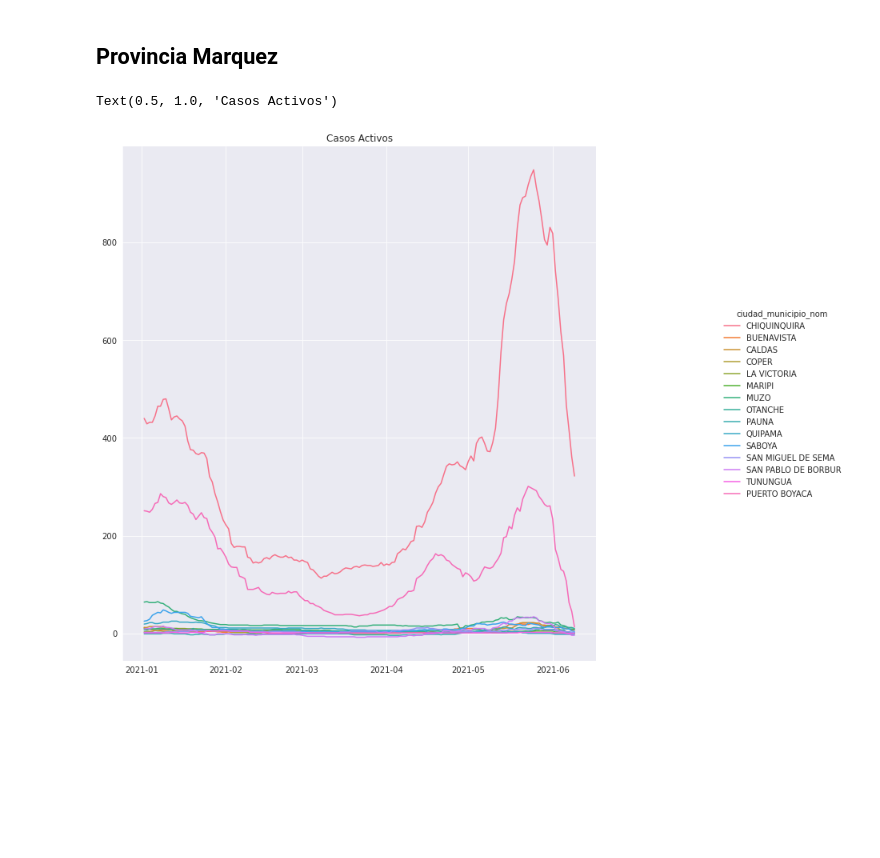
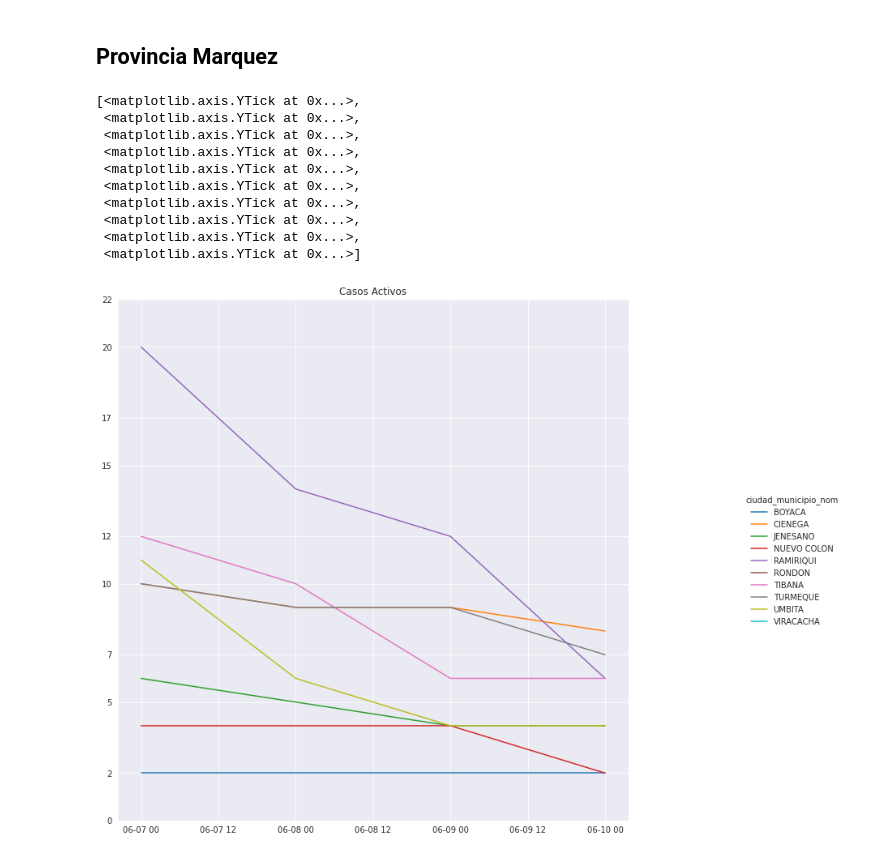
Before and after one commit to JC-AlfonsoR/covid_data_col, a Jupyter notebook: graphics.ipynb, the cells around one changed output. Saved outputs shown, nothing was run; the diff lists cells and outputs as text; code cells hidden in the pictures; blank space fills up the shorter version.

Commit message:
Include yticks & labels corrections

```diff
--- a/graphics.ipynb
+++ b/graphics.ipynb
@@ -354,13 +383,26 @@ g.fig.set_size_inches(14,10)
 ## Provincia Marquez
 # %%
 sns.set_style("darkgrid")
-towns = Occidente
-g = sns.relplot(data=active_cases.loc[active_cases.index > "2021-01-01",towns],
+towns = Marquez["towns"]
+g = sns.relplot(data=active_cases.loc[active_cases.index > "2021-06-06",towns],
            kind='line',
            dashes=False)
 g.fig.set_size_inches(14,10)
 #plt.grid()
 plt.title("Casos Activos")
+plt.grid('both')
+old_ticks = g.ax.get_yticks()
+new_ticks = old_ticks.astype(int)
+g.ax.set_yticks(new_ticks)
 # %% [output]
-Text(0.5, 1.0, 'Casos Activos')
+[<matplotlib.axis.YTick at 0x...>,
+ <matplotlib.axis.YTick at 0x...>,
+ <matplotlib.axis.YTick at 0x...>,
+ <matplotlib.axis.YTick at 0x...>,
+ <matplotlib.axis.YTick at 0x...>,
+ <matplotlib.axis.YTick at 0x...>,
+ <matplotlib.axis.YTick at 0x...>,
+ <matplotlib.axis.YTick at 0x...>,
+ <matplotlib.axis.YTick at 0x...>,
+ <matplotlib.axis.YTick at 0x...>]
-[figure, old version]
+[figure, new version]
```
Also changed, not shown: parts of 21 cells of this notebook.
